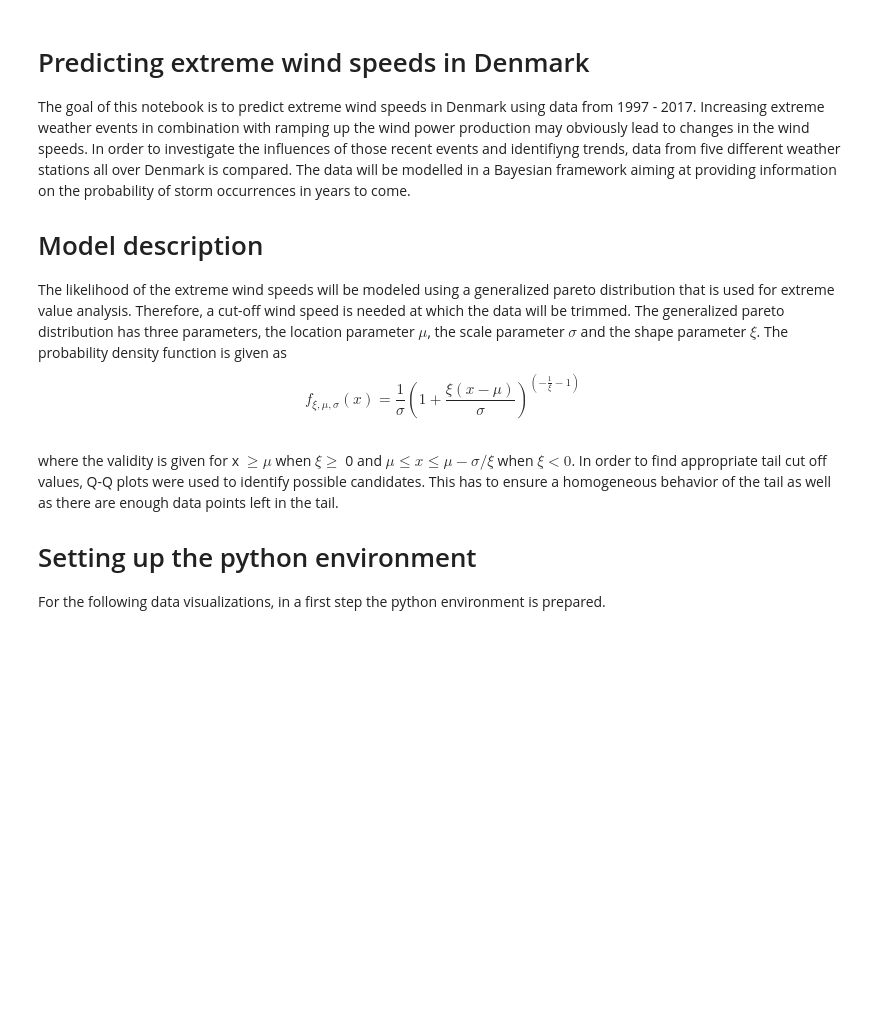
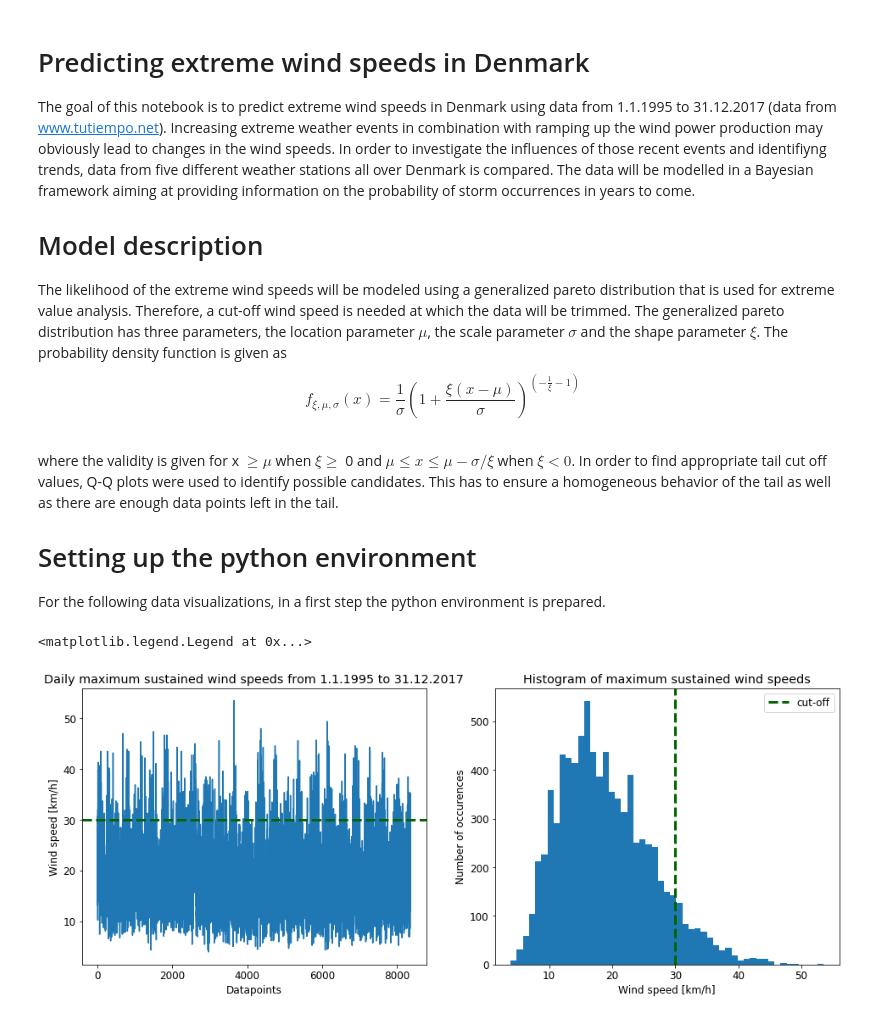
Before and after one commit to FelixBoelle/BDA-project, a Jupyter notebook: BDA-extremeWindDenmark.ipynb, the cells around one changed output. Saved outputs shown, nothing was run; the diff lists cells and outputs as text; code cells hidden in the pictures; blank space fills up the shorter version.

```diff
--- a/BDA-extremeWindDenmark.ipynb
+++ b/BDA-extremeWindDenmark.ipynb
@@ -1,7 +1,7 @@
 # %% [markdown]
 # Predicting extreme wind speeds in Denmark
 
-The goal of this notebook is to predict extreme wind speeds in Denmark using data from 1997 - 2017. Increasing extreme weather events in combination with ramping up the wind power production may obviously lead to changes in the wind speeds.
+The goal of this notebook is to predict extreme wind speeds in Denmark using data from 1.1.1995 to 31.12.2017 (data from www.tutiempo.net). Increasing extreme weather events in combination with ramping up the wind power production may obviously lead to changes in the wind speeds.
 In order to investigate the influences of those recent events and identifiyng trends, data from five different weather stations all over Denmark is compared. The data will be modelled in a Bayesian framework aiming at providing information on the probability of storm occurrences in years to come.
 
 # Model description
@@ -26,3 +28,29 @@ import pystan
 # %%
 # default plot settings
 plt.rc('font', size = 12)
+# %%
+# load data
+city_name_end = ['aar']#['cop','aar','aal','ode','esb']
+for my_city in city_name_end:
+    wind_data = np.load('winddata'+my_city+'.npy')
+    # Remove the missing data points (current '-1' values) and convert to float
+    ii = np.where(wind_data != '-1')
+    wind_data = wind_data[ii]
+    wind_data = np.array(wind_data, dtype= 'float64')
+# %%
+fig, axes = plt.subplots(ncols = 2, figsize = (16,6))
+
+ax = axes[0]
+ax.plot(wind_data)
+ax.set_title('Daily maximum sustained wind speeds from 1.1.1995 to 31.12.2017')
+ax.set_xlabel('Datapoints'); ax.set_ylabel('Wind speed [km/h]')
+ax.axhline(y= 30, color = 'darkgreen', linestyle = 'dashed', lw = 3)
+
+ax = axes[1]
+ax.hist(wind_data.astype(np.float),bins='auto')
+ax.set_title('Histogram of maximum sustained wind speeds')
+ax.axvline(x= 30, color = 'darkgreen', linestyle = 'dashed', lw = 3, label = 'cut-off')
+ax.set_xlabel('Wind speed [km/h]'); ax.set_ylabel('Number of occurences'); ax.legend()
+# %% [output]
+<matplotlib.legend.Legend at 0x...>
+[figure, added]
```
Also changed, not shown: parts of 2 cells of this notebook.
